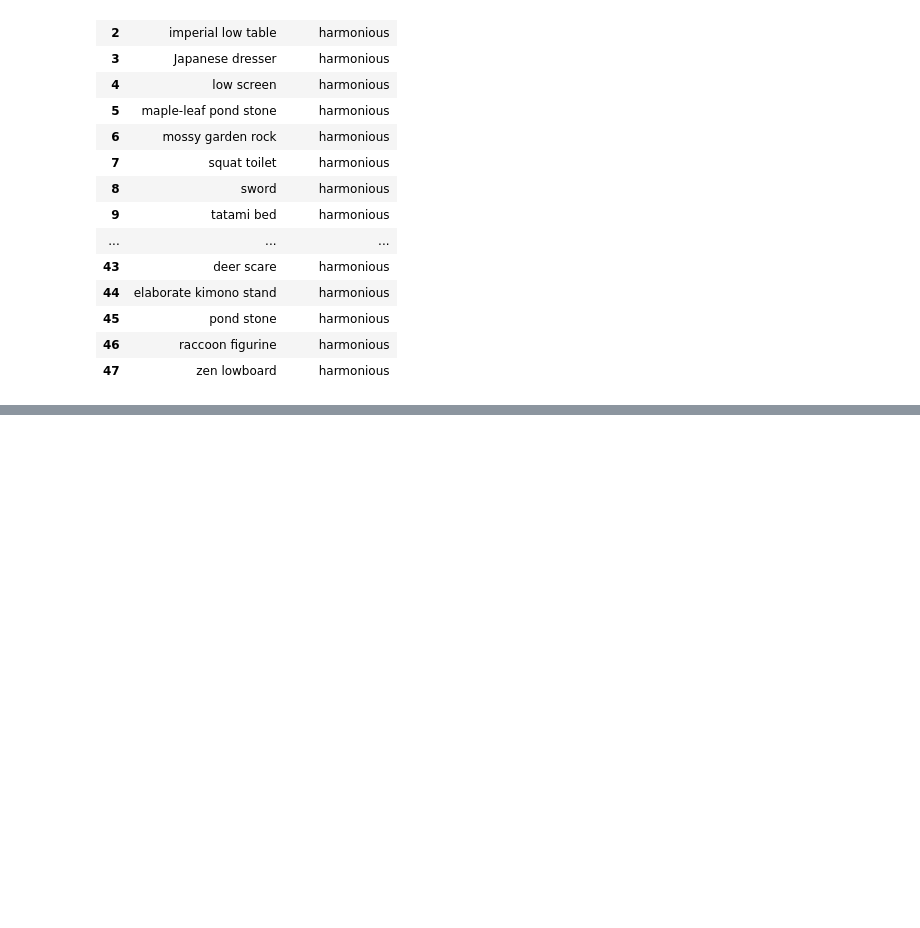
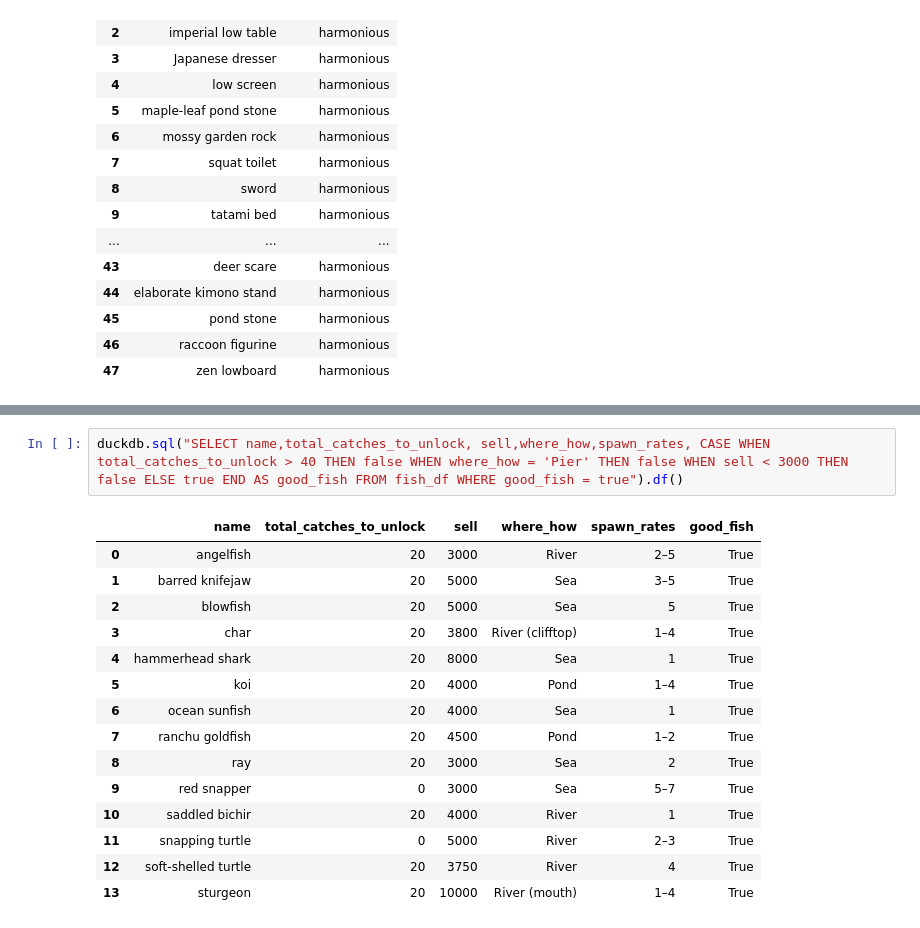
Before and after one commit to kiera-dev/ACNH_Colab_SQL, a Jupyter notebook: ACNH_Data.ipynb, the cells around one changed output, grey strips where cells are left out. Drawn from its saved outputs; the diff is of its cells as text; blank space fills up the shorter version.

```diff
--- a/ACNH_Data.ipynb
+++ b/ACNH_Data.ipynb
@@ -598,0 +654,18 @@ Passing `palette` without assigning `hue` is deprecated and will be removed in v
+# %%
+duckdb.sql("SELECT name,total_catches_to_unlock, sell,where_how,spawn_rates, CASE WHEN total_catches_to_unlock > 40 THEN false WHEN where_how = 'Pier' THEN false WHEN sell < 3000 THEN false ELSE true END AS good_fish FROM fish_df WHERE good_fish = true").df()
+# %% [output]
+|  | name | total_catches_to_unlock | sell | where_how | spawn_rates | good_fish |
+| 0 | angelfish | 20 | 3000 | River | 2–5 | True |
+| 1 | barred knifejaw | 20 | 5000 | Sea | 3–5 | True |
+| 2 | blowfish | 20 | 5000 | Sea | 5 | True |
+| 3 | char | 20 | 3800 | River (clifftop) | 1–4 | True |
+| 4 | hammerhead shark | 20 | 8000 | Sea | 1 | True |
+| 5 | koi | 20 | 4000 | Pond | 1–4 | True |
+| 6 | ocean sunfish | 20 | 4000 | Sea | 1 | True |
+| 7 | ranchu goldfish | 20 | 4500 | Pond | 1–2 | True |
+| 8 | ray | 20 | 3000 | Sea | 2 | True |
+| 9 | red snapper | 0 | 3000 | Sea | 5–7 | True |
+| 10 | saddled bichir | 20 | 4000 | River | 1 | True |
+| 11 | snapping turtle | 0 | 5000 | River | 2–3 | True |
+| 12 | soft-shelled turtle | 20 | 3750 | River | 4 | True |
+| 13 | sturgeon | 20 | 10000 | River (mouth) | 1–4 | True |
```
Also changed, not shown: parts of 8 cells of this notebook.
